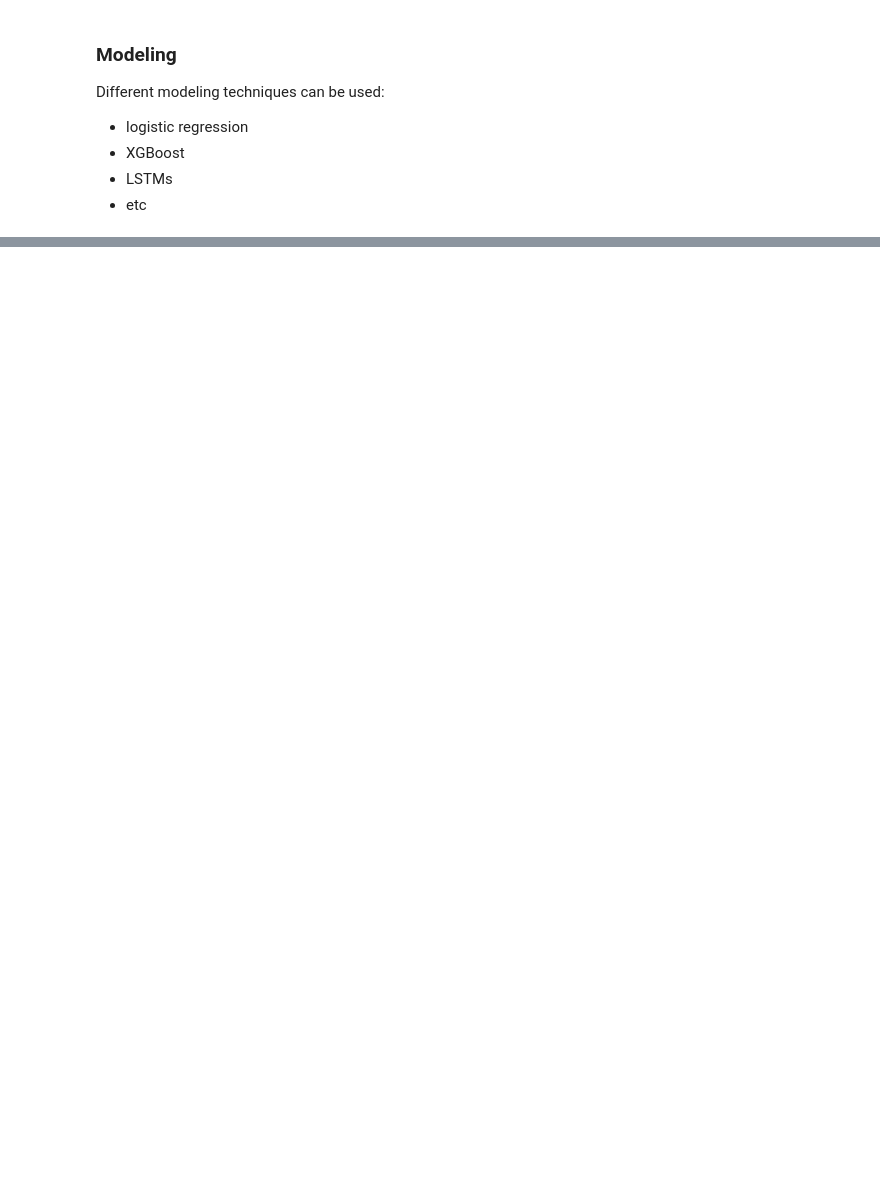
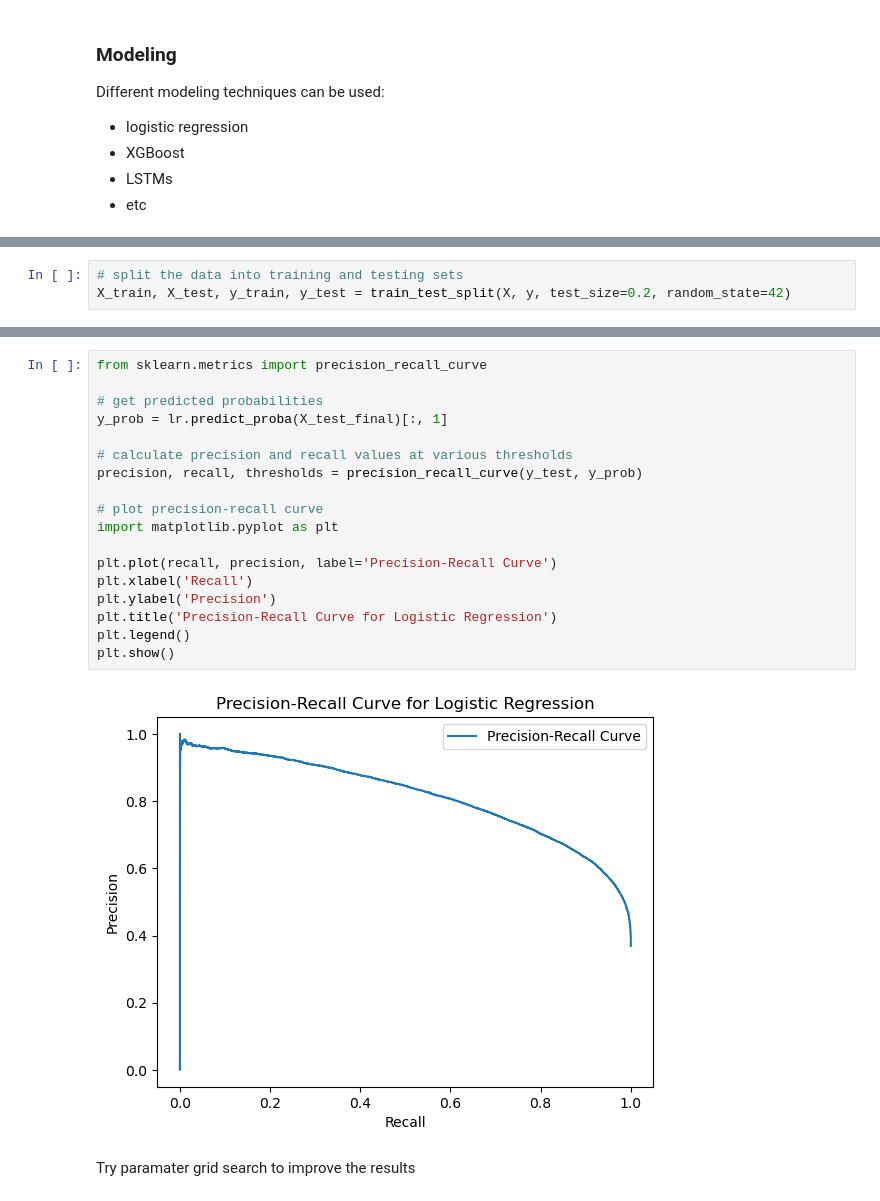
Before and after one commit to Jaghs/NLP-project, a Jupyter notebook: nlp_notebook.ipynb, the cells around one changed output, grey strips where cells are left out. Drawn from its saved outputs; the diff is of its cells as text; blank space fills up the shorter version.

```diff
--- a/nlp_notebook.ipynb
+++ b/nlp_notebook.ipynb
@@ -49,0 +328,3 @@ Different modeling techniques can be used:
+# %%
+# split the data into training and testing sets
+X_train, X_test, y_train, y_test = train_test_split(X, y, test_size=0.2, random_state=42)
@@ -49,0 +409,22 @@ Different modeling techniques can be used:
+# %%
+from sklearn.metrics import precision_recall_curve
+
+# get predicted probabilities
+y_prob = lr.predict_proba(X_test_final)[:, 1]
+
+# calculate precision and recall values at various thresholds
+precision, recall, thresholds = precision_recall_curve(y_test, y_prob)
+
+# plot precision-recall curve
+import matplotlib.pyplot as plt
+
+plt.plot(recall, precision, label='Precision-Recall Curve')
+plt.xlabel('Recall')
+plt.ylabel('Precision')
+plt.title('Precision-Recall Curve for Logistic Regression')
+plt.legend()
+plt.show()
+# %% [output]
+[figure, added]
+# %% [markdown]
+Try paramater grid search to improve the results
```
Also changed, not shown: parts of 62 cells of this notebook.
